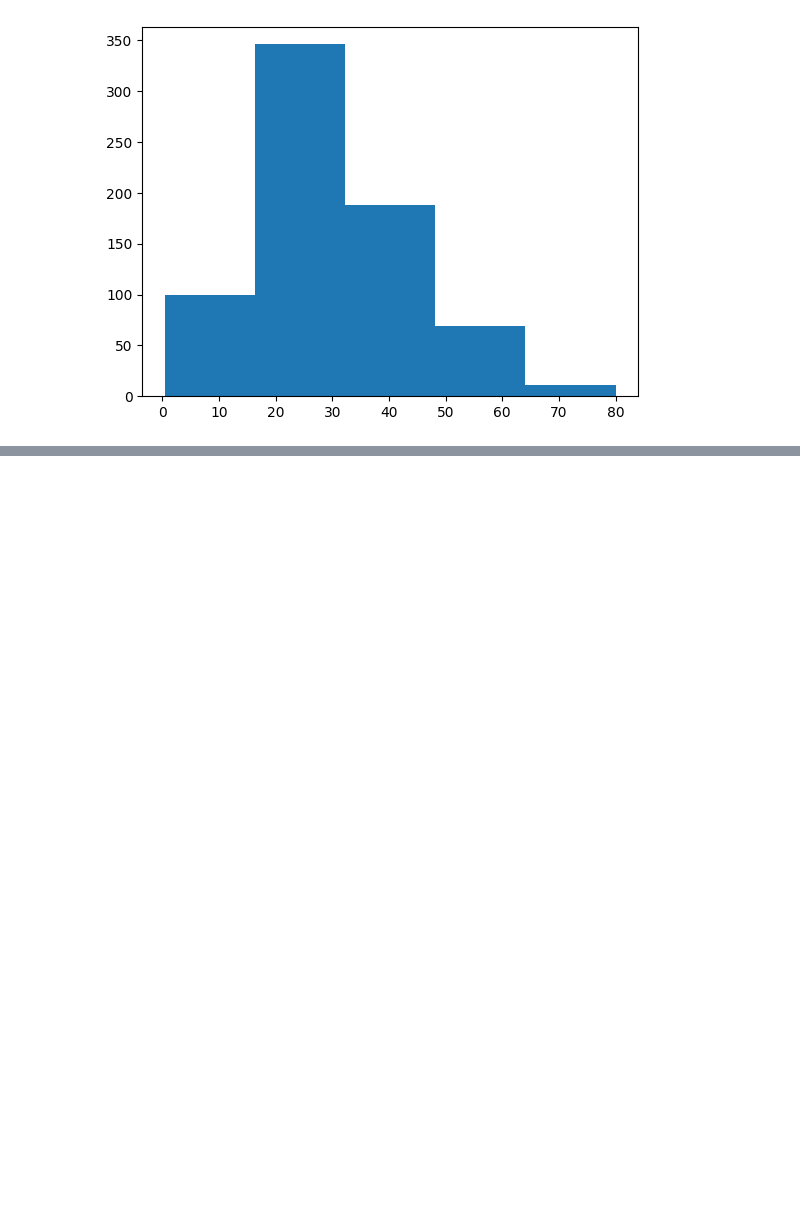
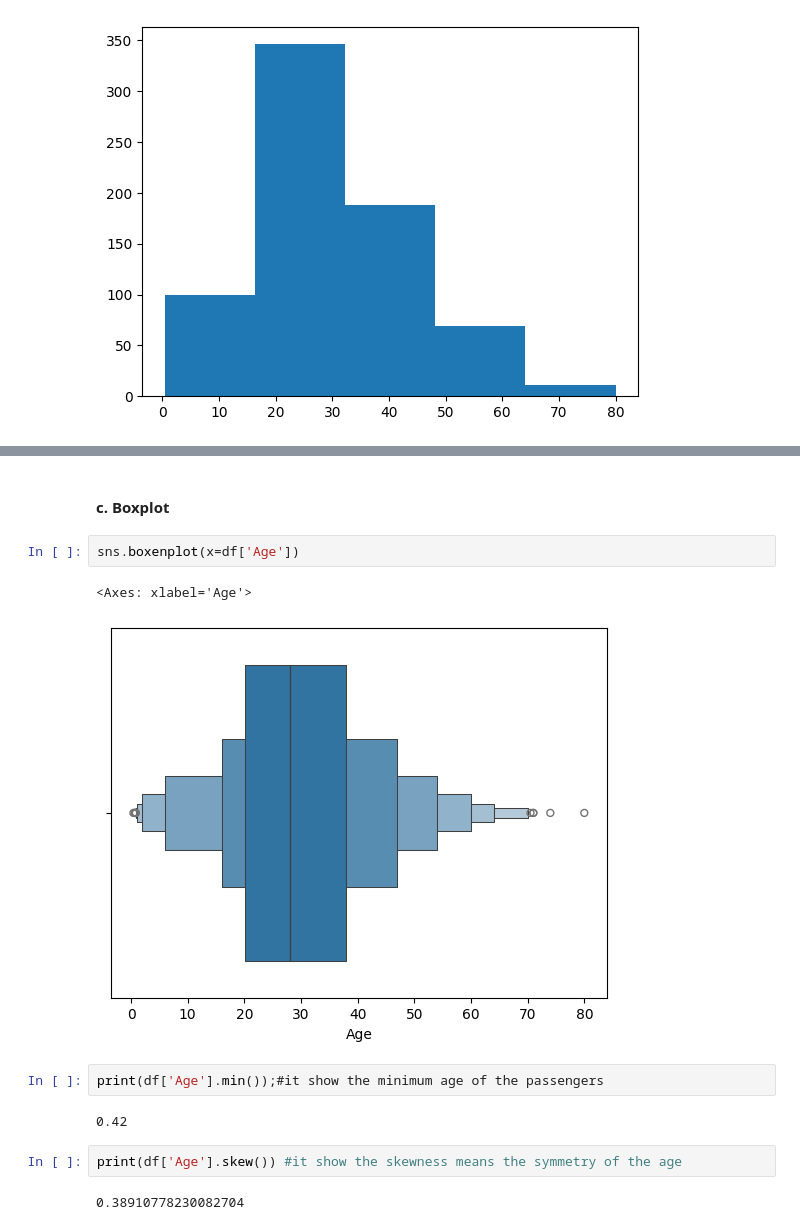
Before and after one commit to PralayeshMukherjee/Machine_Learning, a Jupyter notebook: UnderStandingData/univariateEDA.ipynb, the cells around one changed output, grey strips where cells are left out. Saved outputs shown, nothing was run; the diff lists cells and outputs as text; blank space fills up the shorter version.

```diff
--- a/UnderStandingData/univariateEDA.ipynb
+++ b/UnderStandingData/univariateEDA.ipynb
@@ -65,0 +82,15 @@ plt.hist(df['Age'],bins=5);
+# %% [markdown]
+#### c. Boxplot
+# %%
+sns.boxenplot(x=df['Age'])
+# %% [output]
+<Axes: xlabel='Age'>
+[figure, added]
+# %%
+print(df['Age'].min());#it show the minimum age of the passengers
+# %% [output]
+0.42
+# %%
+print(df['Age'].skew()) #it show the skewness means the symmetry of the age
+# %% [output]
+0.38910778230082704
```
Also changed, not shown: parts of 2 cells of this notebook, 1 other file.
